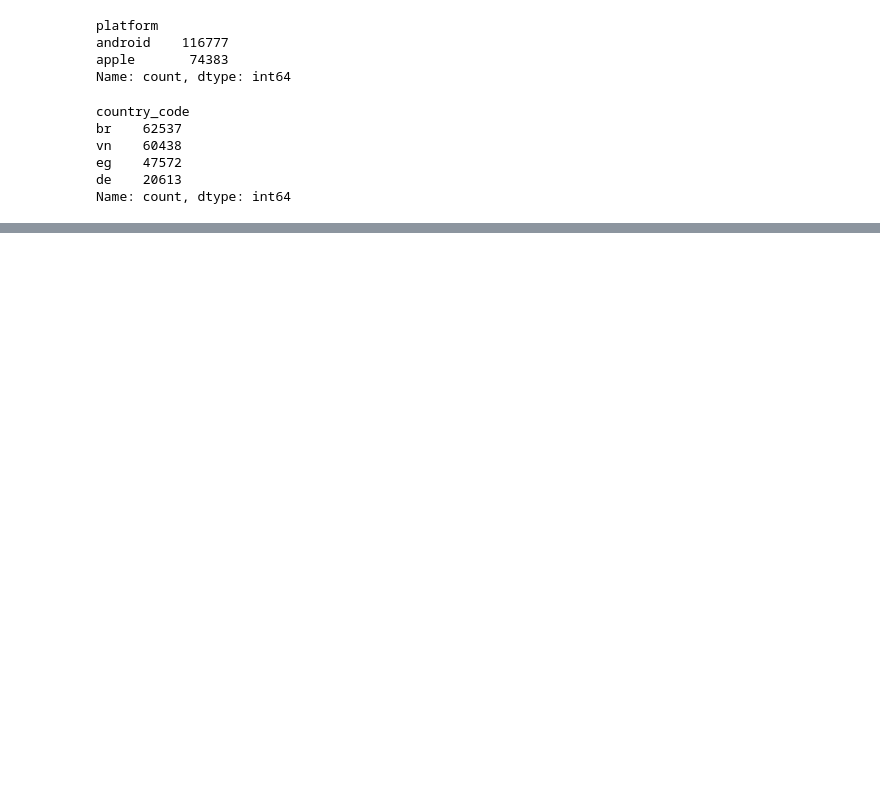
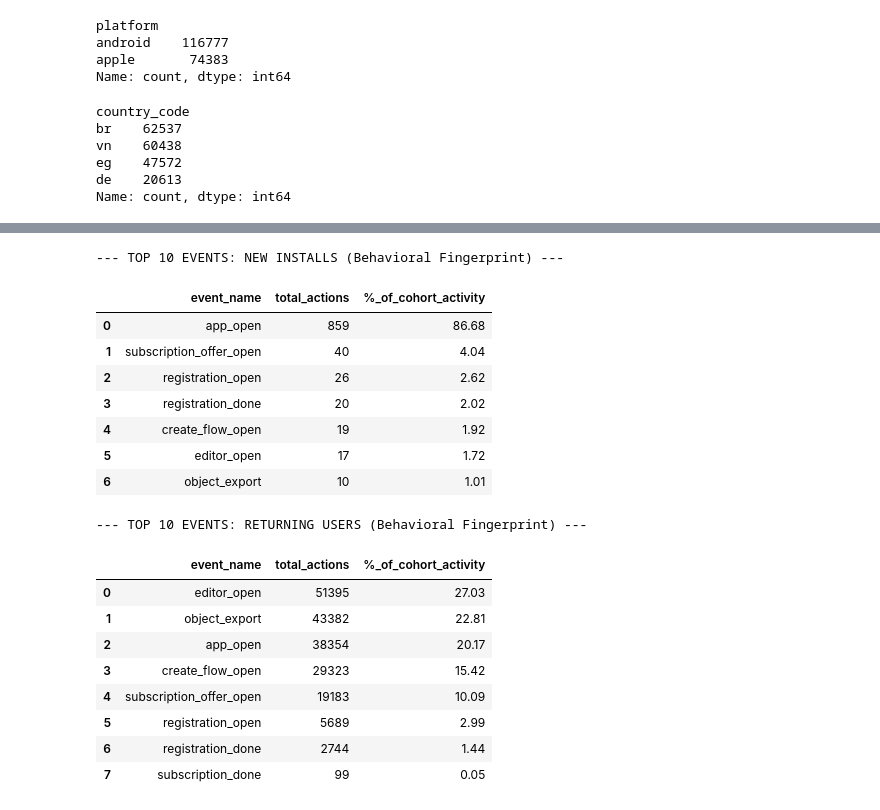
Before and after one commit to VaheGdlyan/DS_Projects, a Jupyter notebook: task_1_subscription_funnel/task_1_subscription_funnel.ipynb, the cells around one changed output, grey strips where cells are left out. Drawn from its saved outputs; the diff is of its cells as text; code cells hidden in the pictures; blank space fills up the shorter version.

```diff
--- a/task_1_subscription_funnel/task_1_subscription_funnel.ipynb
+++ b/task_1_subscription_funnel/task_1_subscription_funnel.ipynb
@@ -291,0 +627,52 @@ fig_country.show()
+# %%
+# ==========================================
+# BEHAVIORAL SPLIT: NEW VS. RETURNING ENGAGEMENT
+# ==========================================
+
+# STEP 1: Re-apply the Bulletproof Net to the ENTIRE dataset
+valid_true_flags = [True, 'True', 'true', 'TRUE', 1, '1', 1.0]
+new_user_ids = unified_df[unified_df['is_first_app_open'].isin(valid_true_flags)]['device_skey'].unique()
+
+engagement_df = unified_df.copy()
+engagement_df['user_type'] = np.where(engagement_df['device_skey'].isin(new_user_ids), 'New Install', 'Returning User')
+
+# STEP 2: Calculate Engagement for NEW INSTALLS
+new_users_data = engagement_df[engagement_df['user_type'] == 'New Install']
+new_users_events = new_users_data['event_name'].value_counts().reset_index()
+new_users_events.columns = ['event_name', 'total_actions']
+# Normalize: What percentage of a new user's life is spent on this event?
+new_users_events['%_of_cohort_activity'] = (new_users_events['total_actions'] / new_users_events['total_actions'].sum() * 100).round(2)
+
+# STEP 3: Calculate Engagement for RETURNING USERS
+ret_users_data = engagement_df[engagement_df['user_type'] == 'Returning User']
+ret_users_events = ret_users_data['event_name'].value_counts().reset_index()
+ret_users_events.columns = ['event_name', 'total_actions']
+# Normalize: What percentage of a veteran user's life is spent on this event?
+ret_users_events['%_of_cohort_activity'] = (ret_users_events['total_actions'] / ret_users_events['total_actions'].sum() * 100).round(2)
+
+# --- THE OUTPUT TABLES ---
+print("--- TOP 10 EVENTS: NEW INSTALLS (Behavioral Fingerprint) ---")
+display(new_users_events.head(10))
+
+print("\n--- TOP 10 EVENTS: RETURNING USERS (Behavioral Fingerprint) ---")
+display(ret_users_events.head(10))
+# %% [output]
+--- TOP 10 EVENTS: NEW INSTALLS (Behavioral Fingerprint) ---
+|  | event_name | total_actions | %_of_cohort_activity |
+| 0 | app_open | 859 | 86.68 |
+| 1 | subscription_offer_open | 40 | 4.04 |
+| 2 | registration_open | 26 | 2.62 |
+| 3 | registration_done | 20 | 2.02 |
+| 4 | create_flow_open | 19 | 1.92 |
+| 5 | editor_open | 17 | 1.72 |
+| 6 | object_export | 10 | 1.01 |
+--- TOP 10 EVENTS: RETURNING USERS (Behavioral Fingerprint) ---
+|  | event_name | total_actions | %_of_cohort_activity |
+| 0 | editor_open | 51395 | 27.03 |
+| 1 | object_export | 43382 | 22.81 |
+| 2 | app_open | 38354 | 20.17 |
+| 3 | create_flow_open | 29323 | 15.42 |
+| 4 | subscription_offer_open | 19183 | 10.09 |
+| 5 | registration_open | 5689 | 2.99 |
+| 6 | registration_done | 2744 | 1.44 |
+| 7 | subscription_done | 99 | 0.05 |
```
Also changed, not shown: parts of 26 cells of this notebook, 1 other file.
